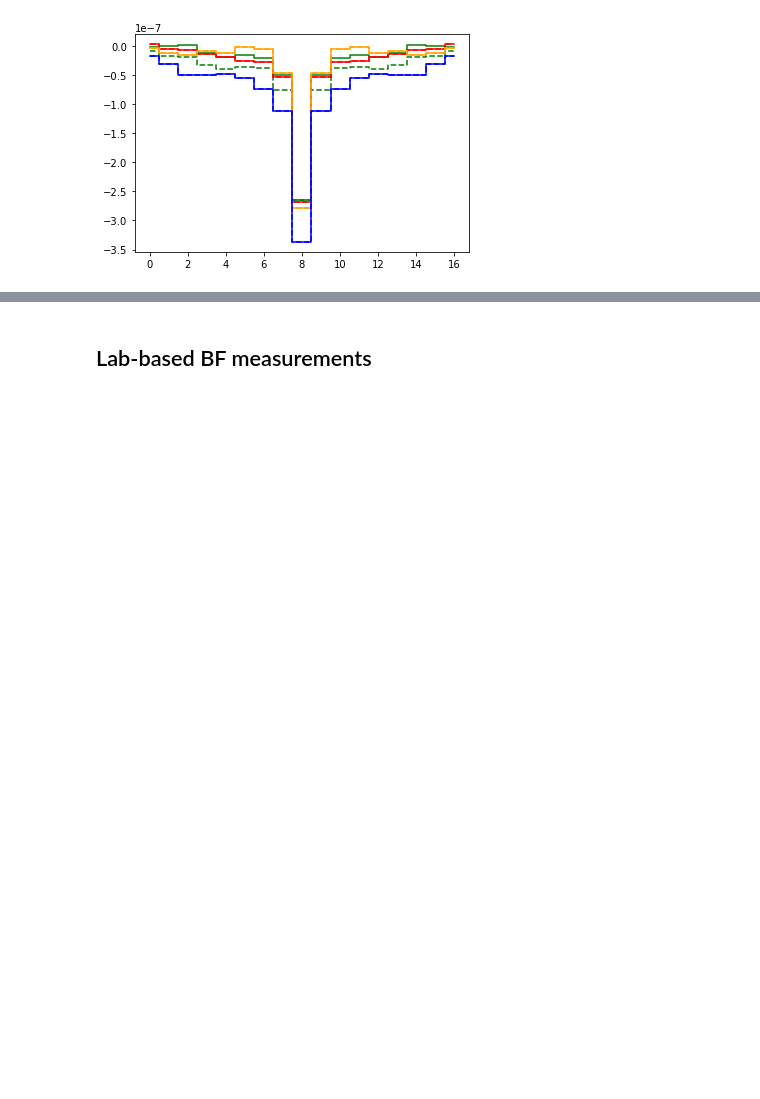
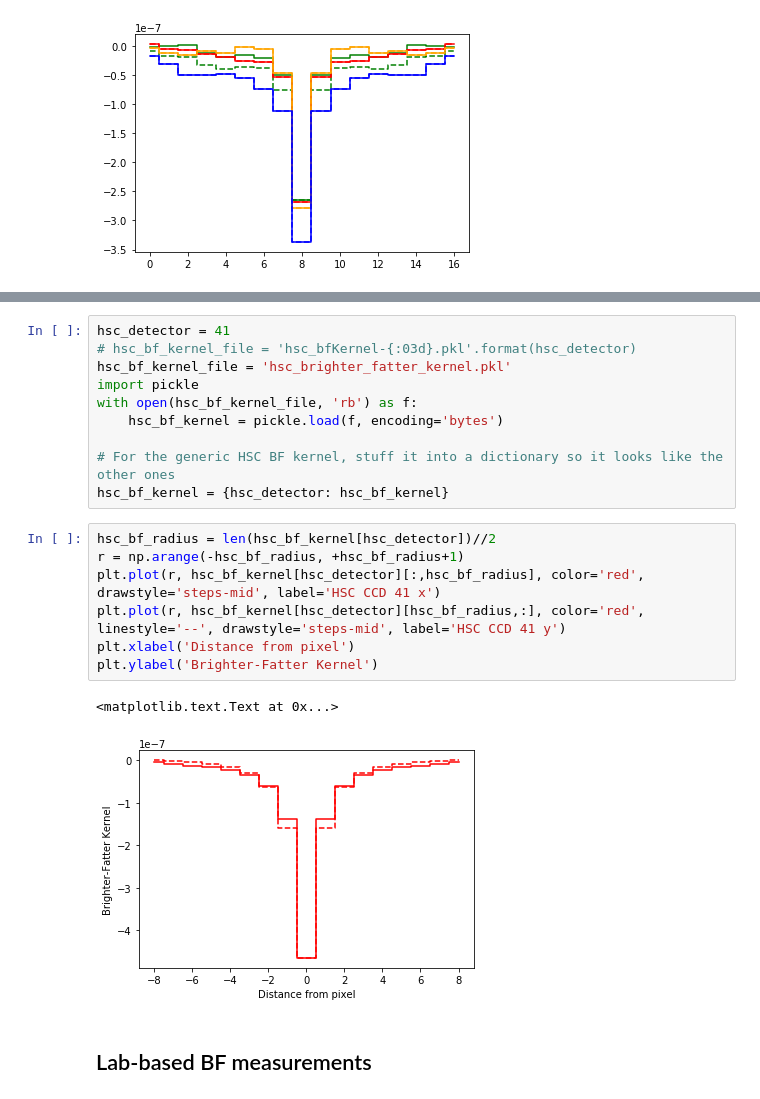
Before and after one commit to LSSTDESC/DC2-production, a Jupyter notebook: Notebooks/make_brighter_fatter_kernel.ipynb, the cells around one changed output, grey strips where cells are left out. Saved outputs shown, nothing was run; the diff lists cells and outputs as text; blank space fills up the shorter version.

```diff
--- a/Notebooks/make_brighter_fatter_kernel.ipynb
+++ b/Notebooks/make_brighter_fatter_kernel.ipynb
@@ -239,3 +261,23 @@ plt.plot(imsim_bf_kernel[3][:,8], color='blue', linestyle='--', drawstyle='steps
+# %%
+hsc_detector = 41
+# hsc_bf_kernel_file = 'hsc_bfKernel-{:03d}.pkl'.format(hsc_detector)
+hsc_bf_kernel_file = 'hsc_brighter_fatter_kernel.pkl'
+import pickle
+with open(hsc_bf_kernel_file, 'rb') as f:
+    hsc_bf_kernel = pickle.load(f, encoding='bytes')
+
+# For the generic HSC BF kernel, stuff it into a dictionary so it looks like the other ones
+hsc_bf_kernel = {hsc_detector: hsc_bf_kernel}
+# %%
+hsc_bf_radius = len(hsc_bf_kernel[hsc_detector])//2
+r = np.arange(-hsc_bf_radius, +hsc_bf_radius+1)
+plt.plot(r, hsc_bf_kernel[hsc_detector][:,hsc_bf_radius], color='red', drawstyle='steps-mid', label='HSC CCD 41 x')
+plt.plot(r, hsc_bf_kernel[hsc_detector][hsc_bf_radius,:], color='red', linestyle='--', drawstyle='steps-mid', label='HSC CCD 41 y')
+plt.xlabel('Distance from pixel')
+plt.ylabel('Brighter-Fatter Kernel')
+# %% [output]
+<matplotlib.text.Text at 0x...>
+[figure, added]
 # %% [markdown]
 ## Lab-based BF measurements
 # %% [markdown]
```
Also changed, not shown: parts of 17 cells of this notebook.
